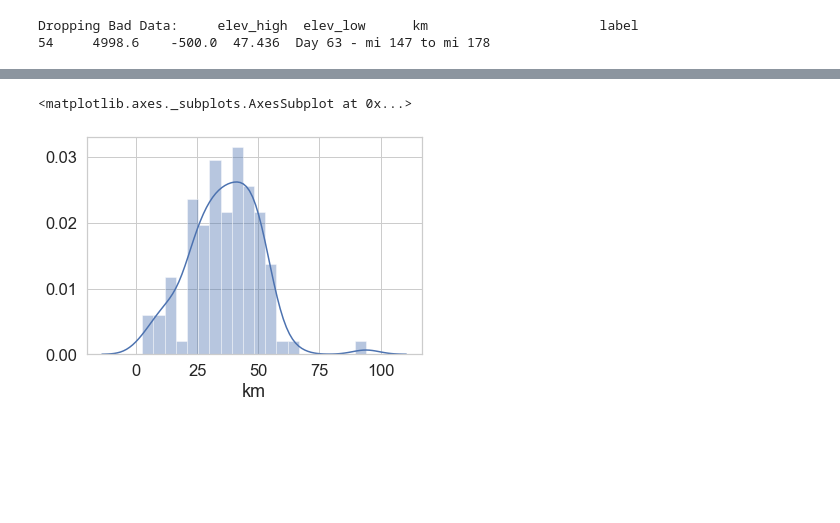
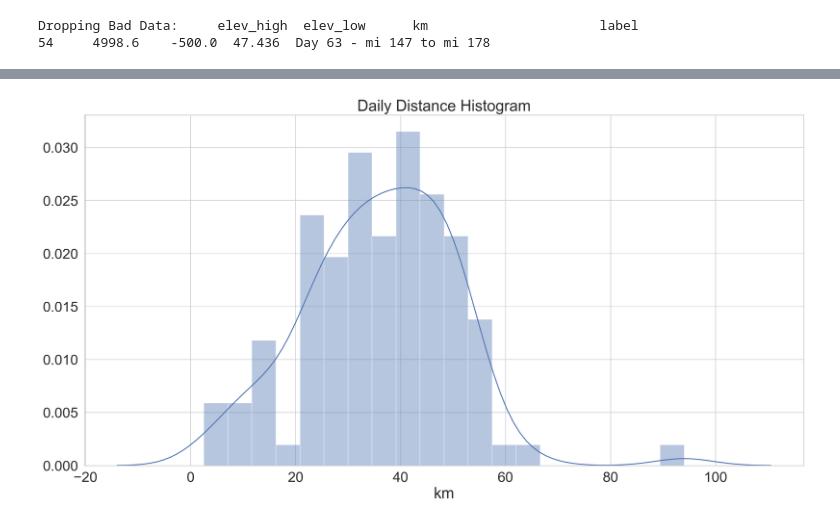
Before and after one commit to narner90/pct-2019, a Jupyter notebook: src/pct2019/notebooks/strava_test.ipynb, the cells around one changed output, grey strips where cells are left out. Cells and saved outputs as stored; diff of their text form; code cells hidden in the pictures; blank space fills up the shorter version.

```diff
--- a/src/pct2019/notebooks/strava_test.ipynb
+++ b/src/pct2019/notebooks/strava_test.ipynb
@@ -134,5 +150,7 @@ plt.show()
-# %%
-sns.distplot(pct.km, bins=20)
-# %% [output]
-<matplotlib.axes._subplots.AxesSubplot at 0x...>
-[figure, removed]
+# %%
+f, axarr = plt.subplots(figsize=(20, 10), dpi=200)
+plt.title('Daily Distance Histogram')
+sns.distplot(pct.km, bins=20)
+plt.show()
+# %% [output]
+[figure, added]
```
Also changed, not shown: parts of 8 cells of this notebook.
